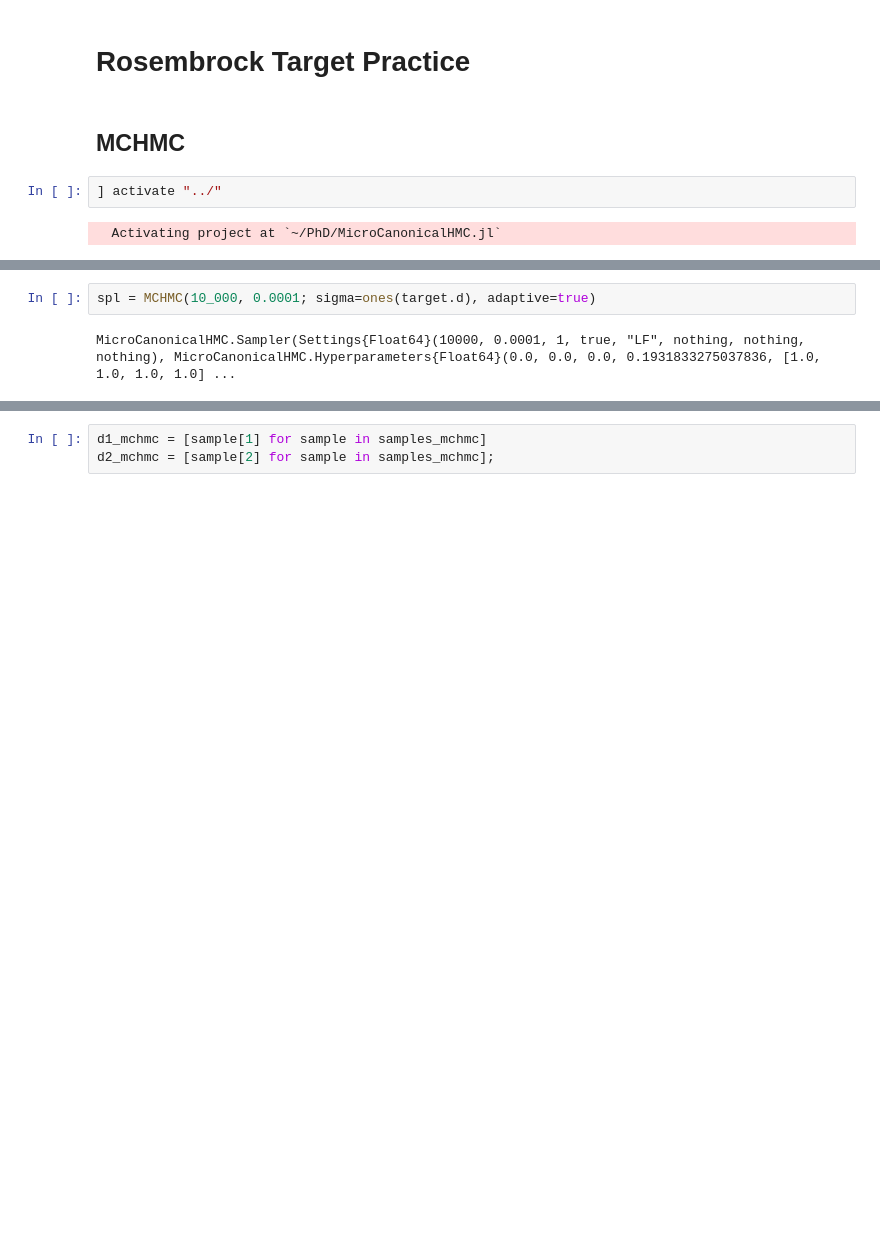
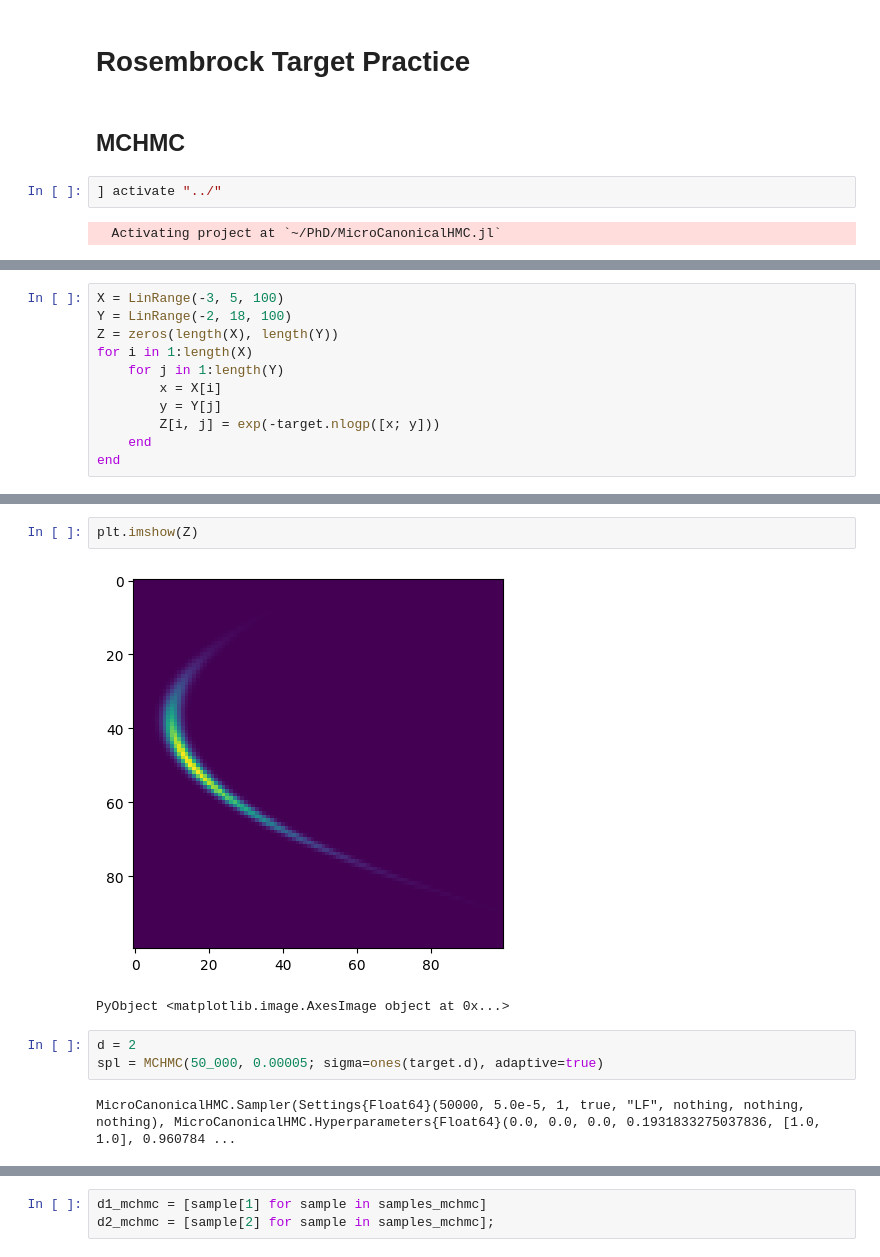
Before and after one commit to JaimeRZP/CMBLensing_MicroCanonicalHMC.jl, a Jupyter notebook: examples/Lab_Rosenbrock.ipynb, the cells around one changed output, grey strips where cells are left out. Drawn from its saved outputs; the diff is of its cells as text; blank space fills up the shorter version.

```diff
--- a/examples/Lab_Rosenbrock.ipynb
+++ b/examples/Lab_Rosenbrock.ipynb
@@ -23,0 +22,11 @@ target = RosenbrockTarget(0.1, 1.0, 10.0; d=4);
+# %%
+X = LinRange(-3, 5, 100)
+Y = LinRange(-2, 18, 100)
+Z = zeros(length(X), length(Y))
+for i in 1:length(X)
+    for j in 1:length(Y)
+        x = X[i]
+        y = Y[j]
+        Z[i, j] = exp(-target.nlogp([x; y]))
+    end
+end
@@ -24,7 +54,13 @@ target = RosenbrockTarget(0.1, 1.0, 10.0; d=4);
+# %%
+plt.imshow(Z)
+# %% [output]
+[figure, added]
+PyObject <matplotlib.image.AxesImage object at 0x...>
 # %%
-spl = MCHMC(10_000, 0.0001; sigma=ones(target.d), adaptive=true)
+d = 2
+spl = MCHMC(50_000, 0.00005; sigma=ones(target.d), adaptive=true)
 # %% [output]
-MicroCanonicalHMC.Sampler(Settings{Float64}(10000, 0.0001, 1, true, "LF", nothing, nothing, nothing), MicroCanonicalHMC.Hyperparameters{Float64}(0.0, 0.0, 0.0, 0.1931833275037836, [1.0, 1.0, 1.0, 1.0] ...
+MicroCanonicalHMC.Sampler(Settings{Float64}(50000, 5.0e-5, 1, true, "LF", nothing, nothing, nothing), MicroCanonicalHMC.Hyperparameters{Float64}(0.0, 0.0, 0.0, 0.1931833275037836, [1.0, 1.0], 0.960784 ...
 # %%
 samples_mchmc = Sample(spl, target, 500_000; dialog=true);
 # %% [output]
```
Also changed, not shown: parts of 7 cells of this notebook, 1 other file.
